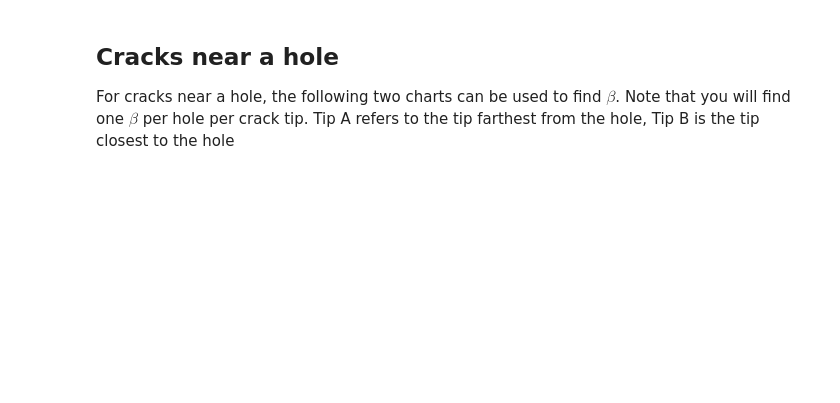
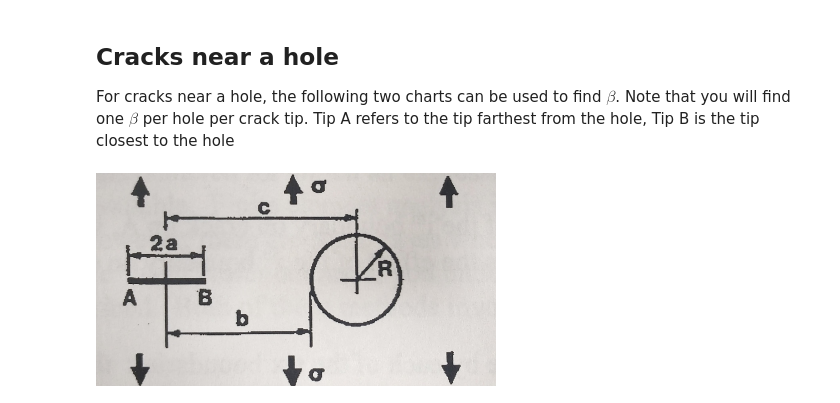
Before and after one commit to ndaman/damagetolerance, a Jupyter notebook: Compounding Figures.ipynb, the cells around one changed output. Cells and saved outputs as stored; diff of their text form; code cells hidden in the pictures; blank space fills up the shorter version.

```diff
--- a/Compounding Figures.ipynb
+++ b/Compounding Figures.ipynb
@@ -24,6 +33,10 @@ tls.embed('https://plot.ly/~ndaman/54/internal-crack-near-one-edge-p-71/')
 ## Cracks near a hole
 
 For cracks near a hole, the following two charts can be used to find $\beta$. Note that you will find one $\beta$ per hole per crack tip. Tip A refers to the tip farthest from the hole, Tip B is the tip closest to the hole
+# %%
+Image(filename='hole.jpg',width=400)
+# %% [output]
+[figure, added]
 # %%
 tls.embed('https://plot.ly/~ndaman/50/crack-near-hole-tip-a-p-72/')
 # %% [output]
```
Also changed, not shown: parts of 2 cells of this notebook, 4 other files.
